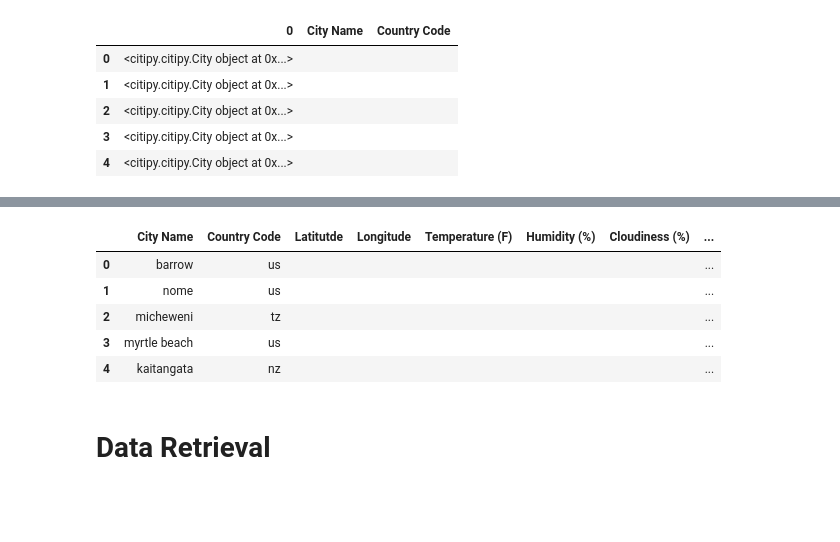
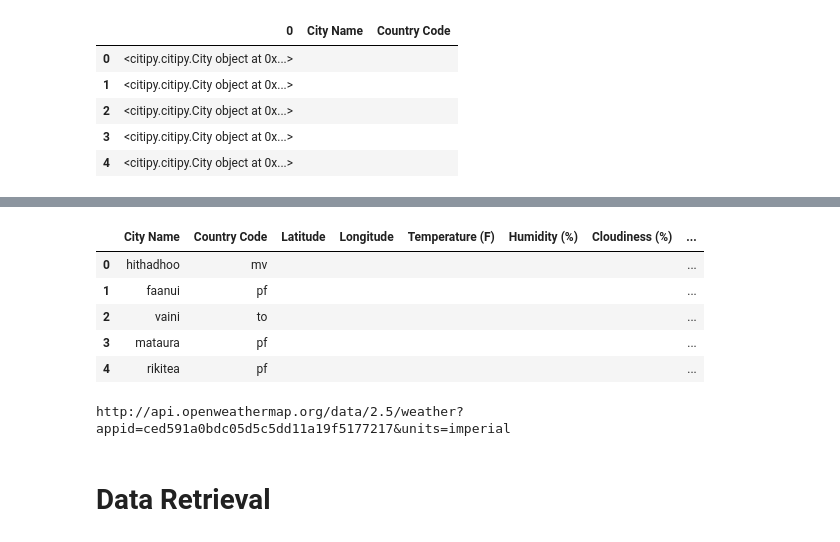
Before and after one commit to FutureGM/citiPy, a Jupyter notebook: WeatherPy.ipynb, the cells around one changed output, grey strips where cells are left out. Saved outputs shown, nothing was run; the diff lists cells and outputs as text; code cells hidden in the pictures; blank space fills up the shorter version.

```diff
--- a/WeatherPy.ipynb
+++ b/WeatherPy.ipynb
@@ -52,8 +54,8 @@ lat_lng = []
 cities = []
 
 #Random Data Points
-lat = np.random.uniform(low=-90, high=90, size=2000)
-lng = np.random.uniform(low=-180, high=180, size=2000)
+lat = np.random.uniform(low=-90, high=90, size=2500)
+lng = np.random.uniform(low=-180, high=180, size=2500)
 # lat_lng = zip(lat,lng)
 # data = owm.find_cities_by_geo_coord(lat_lng, 2000)
 # #Identify nearist city for each lat,lng combo
@@ -165,33 +202,30 @@ coord_df.head()
 # %%
 #Append cities_DF to include coord_df
 cities_DF["Latitude"] = ""
 cities_DF["Longitude"] = ""
 cities_DF["Temperature (F)"] = ""
 cities_DF["Humidity (%)"] = ""
 cities_DF["Cloudiness (%)"] = ""
-cities_DF["Wind Speed (MPH)"] = ""
+cities_DF["Wind Speed (mph)"] = ""
 cities_DF.head()
 # %% [output]
-|  | City Name | Country Code | Latitutde | Longitude | Temperature (F) | Humidity (%) | Cloudiness (%) | ... |
-| 0 | barrow | us |  |  |  |  |  | ... |
-| 1 | nome | us |  |  |  |  |  | ... |
-| 2 | micheweni | tz |  |  |  |  |  | ... |
-| 3 | myrtle beach | us |  |  |  |  |  | ... |
-| 4 | kaitangata | nz |  |  |  |  |  | ... |
+|  | City Name | Country Code | Latitude | Longitude | Temperature (F) | Humidity (%) | Cloudiness (%) | ... |
+| 0 | hithadhoo | mv |  |  |  |  |  | ... |
+| 1 | faanui | pf |  |  |  |  |  | ... |
+| 2 | vaini | to |  |  |  |  |  | ... |
+| 3 | mataura | pf |  |  |  |  |  | ... |
+| 4 | rikitea | pf |  |  |  |  |  | ... |
 # %%
 #Create a dictionary of information needed/intested in
+url = "http://api.openweathermap.org/data/2.5/weather?"
 units = "imperial"
-settings = {"units": "imperial", "appid": api_key}
-#Open Necessary Files
-# + "&q=" + city
-url = "http://api.openweathermap.org/data/2.5/weather?"
-# city =
-api_key = "a9d9051f41b69e6ee57e6f70a307fd61"
-# Build query URL
+
+# Build partial query URL
+#query_url = f"{url}appid={api_key}&units={units}&q="
 query_url = f"{url}appid={api_key}&units={units}"
-# query_url = url + "appid=" + api_key + "&q="
-# + city
 print(query_url)
+# %% [output]
+http://api.openweathermap.org/data/2.5/weather?appid=ced591a0bdc05d5c5dd11a19f5177217&units=imperial
 # %%
 api_key
 # %%
```
Also changed, not shown: parts of 20 cells of this notebook, 8 other files.
